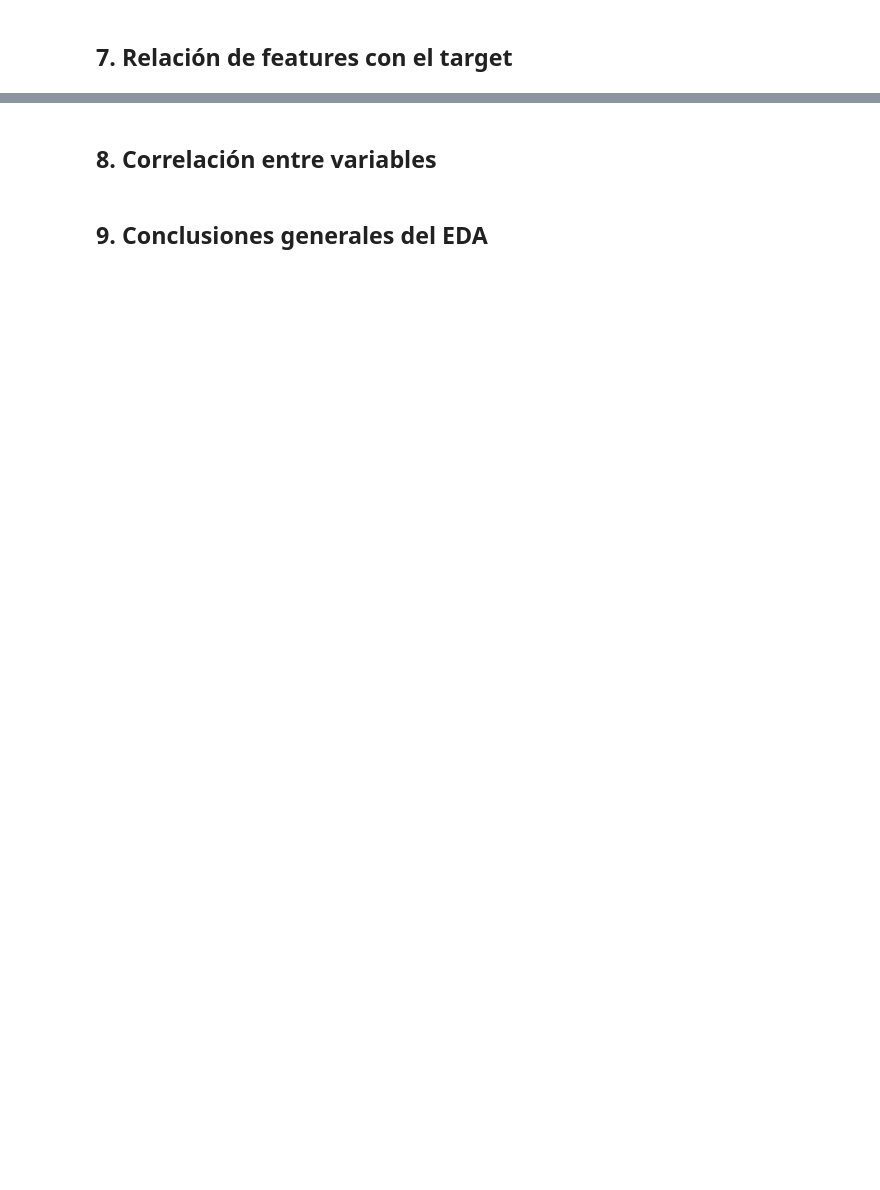
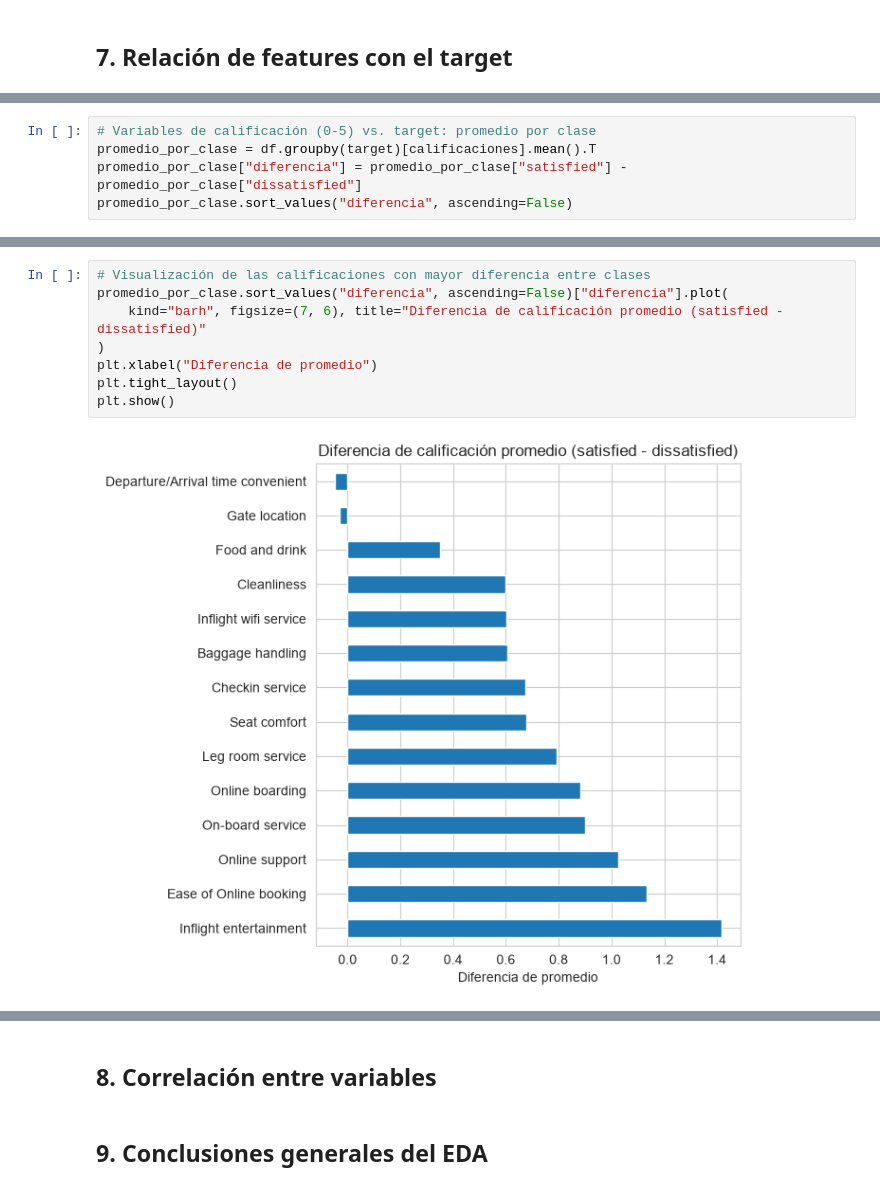
Before and after one commit to crismary-castellanos-stori/up-fds-tp, a Jupyter notebook: TP_EDA.ipynb, the cells around one changed output, grey strips where cells are left out. Cells and saved outputs as stored; diff of their text form; blank space fills up the shorter version.

```diff
--- a/TP_EDA.ipynb
+++ b/TP_EDA.ipynb
@@ -49,0 +184,5 @@ df.head()
+# %%
+# Variables de calificación (0-5) vs. target: promedio por clase
+promedio_por_clase = df.groupby(target)[calificaciones].mean().T
+promedio_por_clase["diferencia"] = promedio_por_clase["satisfied"] - promedio_por_clase["dissatisfied"]
+promedio_por_clase.sort_values("diferencia", ascending=False)
@@ -49,0 +205,10 @@ df.head()
+# %%
+# Visualización de las calificaciones con mayor diferencia entre clases
+promedio_por_clase.sort_values("diferencia", ascending=False)["diferencia"].plot(
+    kind="barh", figsize=(7, 6), title="Diferencia de calificación promedio (satisfied - dissatisfied)"
+)
+plt.xlabel("Diferencia de promedio")
+plt.tight_layout()
+plt.show()
+# %% [output]
+[figure, added]
```
Also changed, not shown: parts of 12 cells of this notebook.
